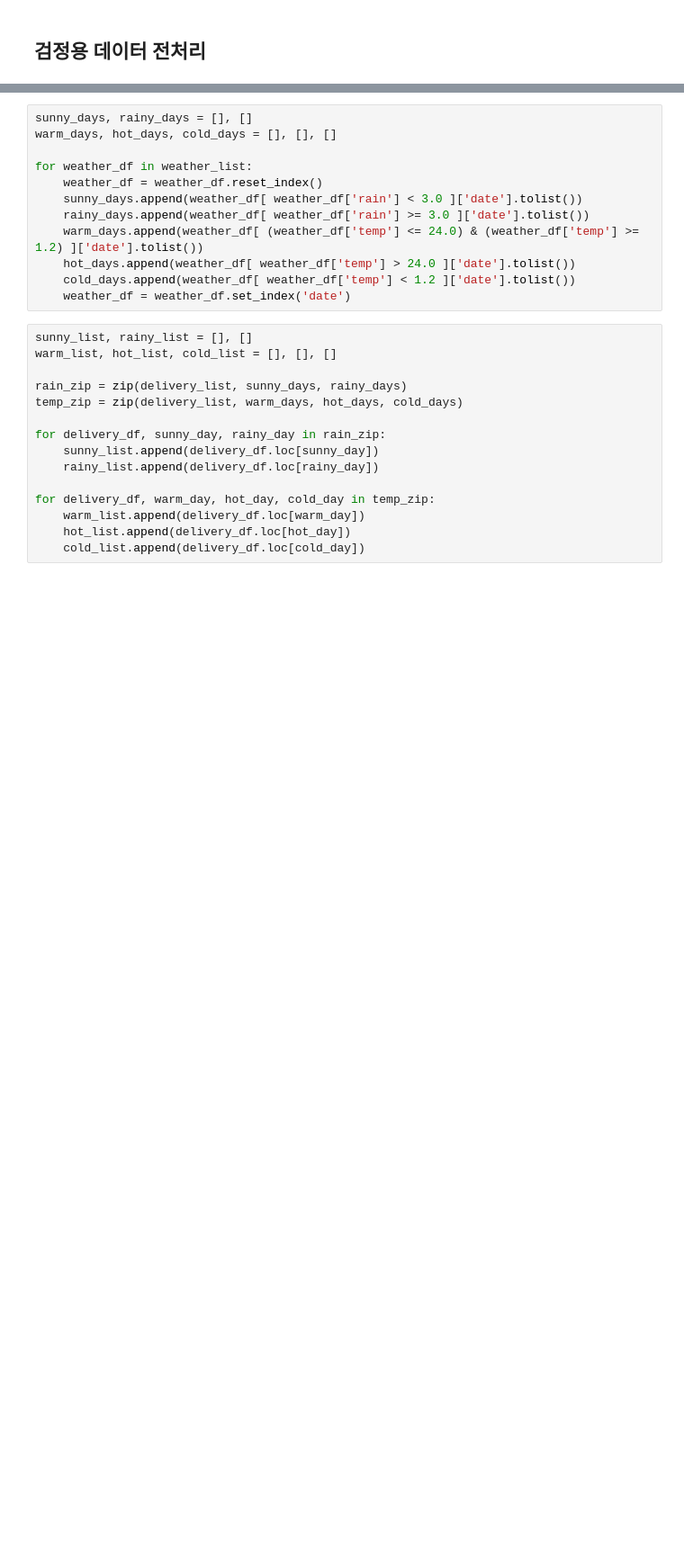
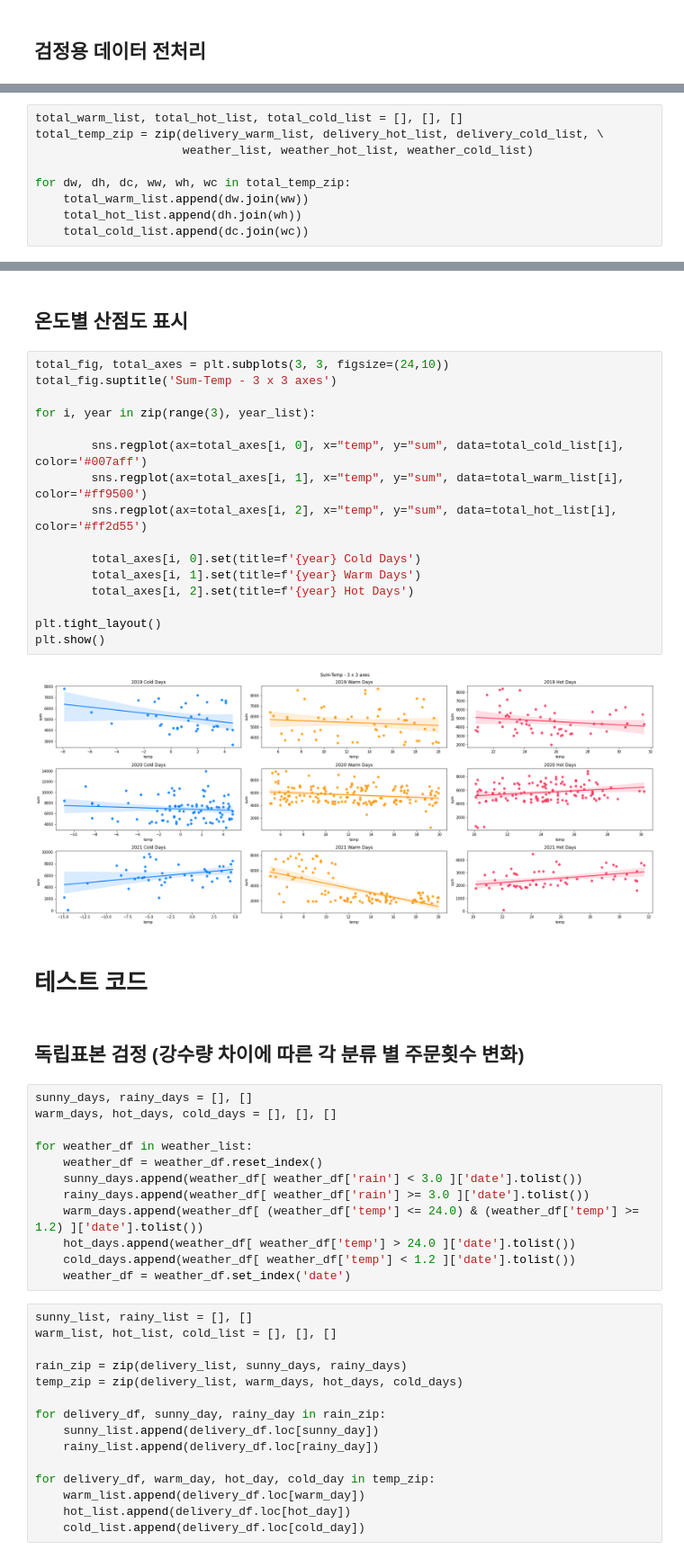
Before and after one commit to minyeamer/delivery-weather, a Jupyter notebook: 02_total_test.ipynb, the cells around one changed output, grey strips where cells are left out. Shown at 90% size. Saved outputs shown, nothing was run; the diff lists cells and outputs as text; blank space fills up the shorter version.

```diff
--- a/02_total_test.ipynb
+++ b/02_total_test.ipynb
@@ -58,0 +115,9 @@ for year, start, end in zip(year_list, start_list, end_list):
+# %%
+total_warm_list, total_hot_list, total_cold_list = [], [], []
+total_temp_zip = zip(delivery_warm_list, delivery_hot_list, delivery_cold_list, \
+                     weather_list, weather_hot_list, weather_cold_list)
+
+for dw, dh, dc, ww, wh, wc in total_temp_zip:
+    total_warm_list.append(dw.join(ww))
+    total_hot_list.append(dh.join(wh))
+    total_cold_list.append(dc.join(wc))
@@ -59,3 +148,27 @@ for year, start, end in zip(year_list, start_list, end_list):
+# %% [markdown]
+## 온도별 산점도 표시
+# %%
+total_fig, total_axes = plt.subplots(3, 3, figsize=(24,10))
+total_fig.suptitle('Sum-Temp - 3 x 3 axes')
+
+for i, year in zip(range(3), year_list):
+
+        sns.regplot(ax=total_axes[i, 0], x="temp", y="sum", data=total_cold_list[i], color='#007aff')
+        sns.regplot(ax=total_axes[i, 1], x="temp", y="sum", data=total_warm_list[i], color='#ff9500')
+        sns.regplot(ax=total_axes[i, 2], x="temp", y="sum", data=total_hot_list[i], color='#ff2d55')
+
+        total_axes[i, 0].set(title=f'{year} Cold Days')
+        total_axes[i, 1].set(title=f'{year} Warm Days')
+        total_axes[i, 2].set(title=f'{year} Hot Days')
+
+plt.tight_layout()
+plt.show()
+# %% [output]
+[figure, added]
+# %% [markdown]
+# 테스트 코드
+# %% [markdown]
+## 독립표본 검정 (강수량 차이에 따른 각 분류 별 주문횟수 변화)
 # %%
 sunny_days, rainy_days = [], []
 warm_days, hot_days, cold_days = [], [], []
```
Also changed, not shown: parts of 11 cells of this notebook, 1 other file.
